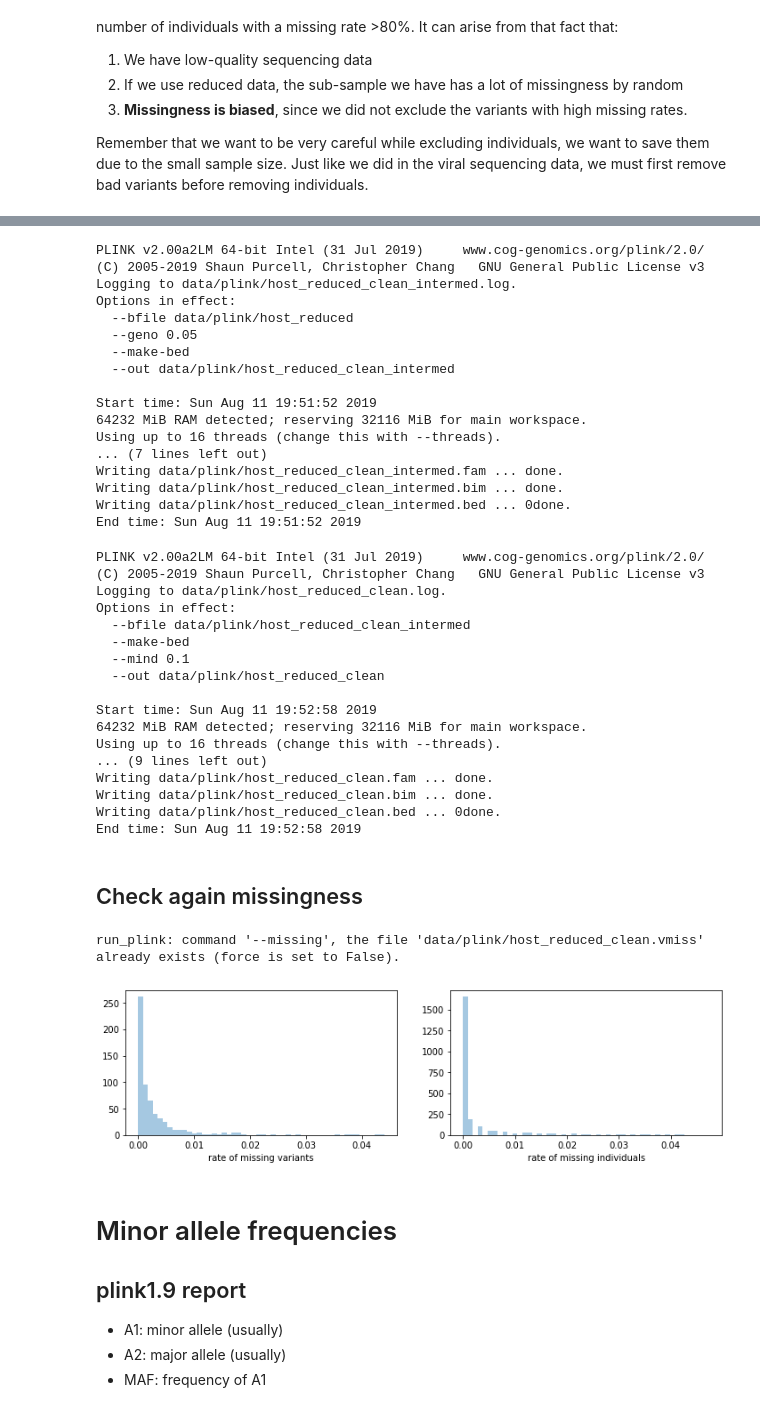
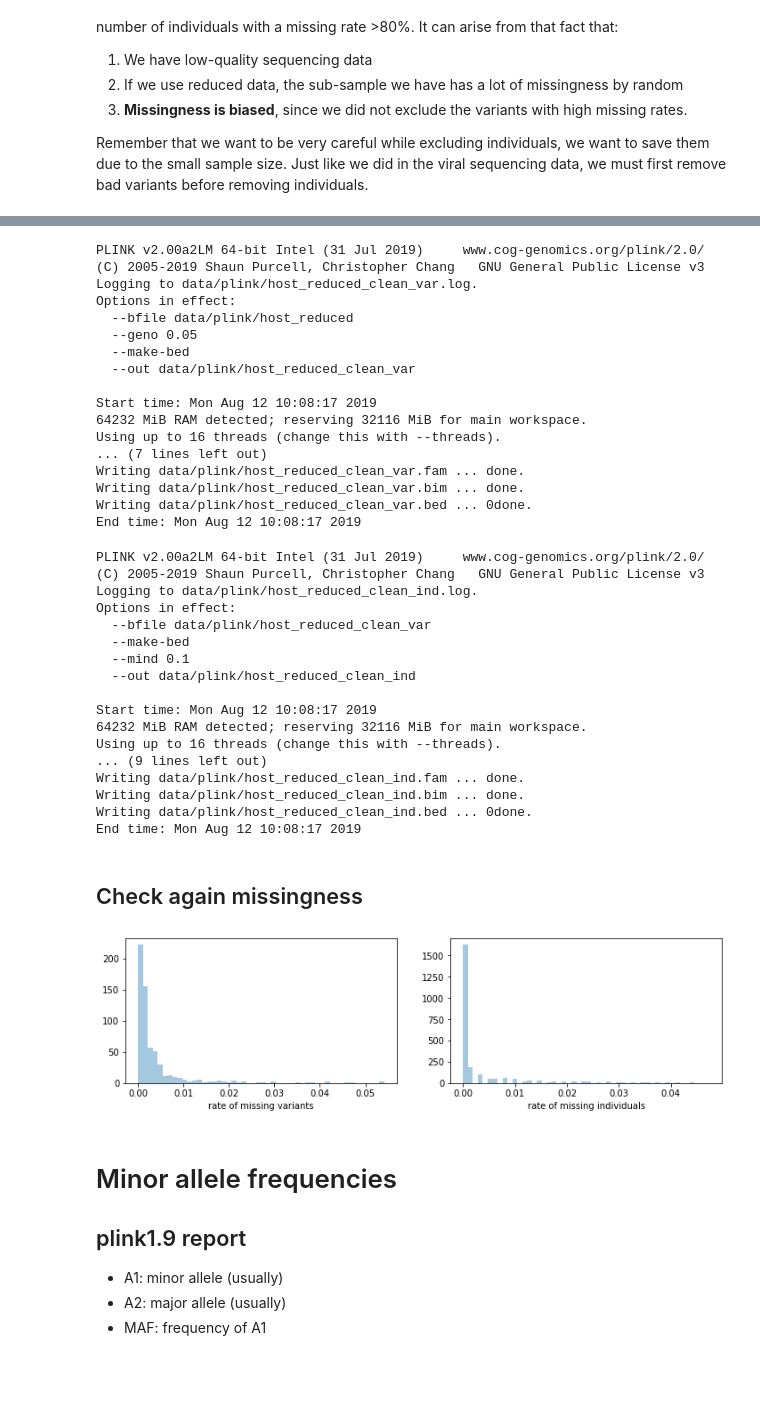
Before and after one commit to matthiaszeller/HBV, a Jupyter notebook: Host data.ipynb, the cells around one changed output, grey strips where cells are left out. Saved outputs shown, nothing was run; the diff lists cells and outputs as text; code cells hidden in the pictures; blank space fills up the shorter version.

```diff
--- a/Host data.ipynb
+++ b/Host data.ipynb
@@ -220,71 +237,74 @@ THRESHOLD_VARIANTS = 0.05
 file_prefix = file_prefix + '_clean'
 path_clean = path_out+file_prefix
 # %%
-path_clean_intermed = path_clean+'_intermed'
+path_clean_variants = path_clean+'_var'
 o,e = run_plink('--geno ' + str(THRESHOLD_VARIANTS) + ' --make-bed',
-                 file=path_raw, out=path_clean_intermed, extension='bed', force=True)
+                 file=path_raw, out=path_clean_variants, extension='bed', force=True)
 print(o)
 # %% [output]
 PLINK v2.00a2LM 64-bit Intel (31 Jul 2019)     www.cog-genomics.org/plink/2.0/
 (C) 2005-2019 Shaun Purcell, Christopher Chang   GNU General Public License v3
-Logging to data/plink/host_reduced_clean_intermed.log.
+Logging to data/plink/host_reduced_clean_var.log.
 Options in effect:
   --bfile data/plink/host_reduced
   --geno 0.05
   --make-bed
-  --out data/plink/host_reduced_clean_intermed
+  --out data/plink/host_reduced_clean_var
 
-Start time: Sun Aug 11 19:51:52 2019
+Start time: Mon Aug 12 10:08:17 2019
 64232 MiB RAM detected; reserving 32116 MiB for main workspace.
 Using up to 16 threads (change this with --threads).
 ... (7 lines left out)
-Writing data/plink/host_reduced_clean_intermed.fam ... done.
-Writing data/plink/host_reduced_clean_intermed.bim ... done.
-Writing data/plink/host_reduced_clean_intermed.bed ... 0done.
-End time: Sun Aug 11 19:51:52 2019
+Writing data/plink/host_reduced_clean_var.fam ... done.
+Writing data/plink/host_reduced_clean_var.bim ... done.
+Writing data/plink/host_reduced_clean_var.bed ... 0done.
+End time: Mon Aug 12 10:08:17 2019
 # %%
+# We overwrite on the intermediate clean dataset
+# Thus we must call run_plink with force=True
+path_clean_ind = path_clean+'_ind'
 o,e = run_plink('--mind ' + str(THRESHOLD_INDIVIDUALS) + ' --make-bed',
-                file=path_clean_intermed, out=path_clean, extension='bed', force=True)
+                file=path_clean_variants, out=path_clean_ind, extension='bed',
+                force=True)
 print(o)
 # %% [output]
 PLINK v2.00a2LM 64-bit Intel (31 Jul 2019)     www.cog-genomics.org/plink/2.0/
 (C) 2005-2019 Shaun Purcell, Christopher Chang   GNU General Public License v3
-Logging to data/plink/host_reduced_clean.log.
+Logging to data/plink/host_reduced_clean_ind.log.
 Options in effect:
-  --bfile data/plink/host_reduced_clean_intermed
+  --bfile data/plink/host_reduced_clean_var
   --make-bed
   --mind 0.1
-  --out data/plink/host_reduced_clean
+  --out data/plink/host_reduced_clean_ind
 
-Start time: Sun Aug 11 19:52:58 2019
+Start time: Mon Aug 12 10:08:17 2019
 64232 MiB RAM detected; reserving 32116 MiB for main workspace.
 Using up to 16 threads (change this with --threads).
 ... (9 lines left out)
-Writing data/plink/host_reduced_clean.fam ... done.
-Writing data/plink/host_reduced_clean.bim ... done.
-Writing data/plink/host_reduced_clean.bed ... 0done.
-End time: Sun Aug 11 19:52:58 2019
+Writing data/plink/host_reduced_clean_ind.fam ... done.
+Writing data/plink/host_reduced_clean_ind.bim ... done.
+Writing data/plink/host_reduced_clean_ind.bed ... 0done.
+End time: Mon Aug 12 10:08:17 2019
 # %% [markdown]
 ## Check again missingness
 # %%
 # Run plink
-run_plink('--missing', file=path_clean, out=path_clean, extension='vmiss')
+run_plink('--missing', file=path_clean_ind, out=path_clean_ind, extension='vmiss')
 # Put in DataFrames
 # NOTE: param usecols DRASTICALLY lowers the amount of memory used
-df_miss_ind = pd.read_csv(path_clean+'.smiss', sep='\s+', usecols=['F_MISS'])
-df_miss_var = pd.read_csv(path_clean+'.vmiss', sep='\s+', usecols=['F_MISS'])
+df_miss_ind = pd.read_csv(path_clean_ind+'.smiss', sep='\s+', usecols=['F_MISS'])
+df_miss_var = pd.read_csv(path_clean_ind+'.vmiss', sep='\s+', usecols=['F_MISS'])
 # Plotting
 fig, ax = plt.subplots(1,2, figsize=(12, 3))
 sns.distplot(df_miss_ind.F_MISS.dropna(), kde=False, ax=ax[0])
 ax[0].set_xlabel('rate of missing variants')
 sns.distplot(df_miss_var.F_MISS.dropna(), kde=False, ax=ax[1])
 ax[1].set_xlabel('rate of missing individuals');
 # Free memory
 df_miss_var = None
 df_miss_ind = None
 # %% [output]
-run_plink: command '--missing', the file 'data/plink/host_reduced_clean.vmiss' already exists (force is set to False).
-[figure, old version]
+[figure, new version]
 # %% [markdown]
 # Minor allele frequencies
 
```
Also changed, not shown: parts of 20 cells of this notebook, 1 other file.
